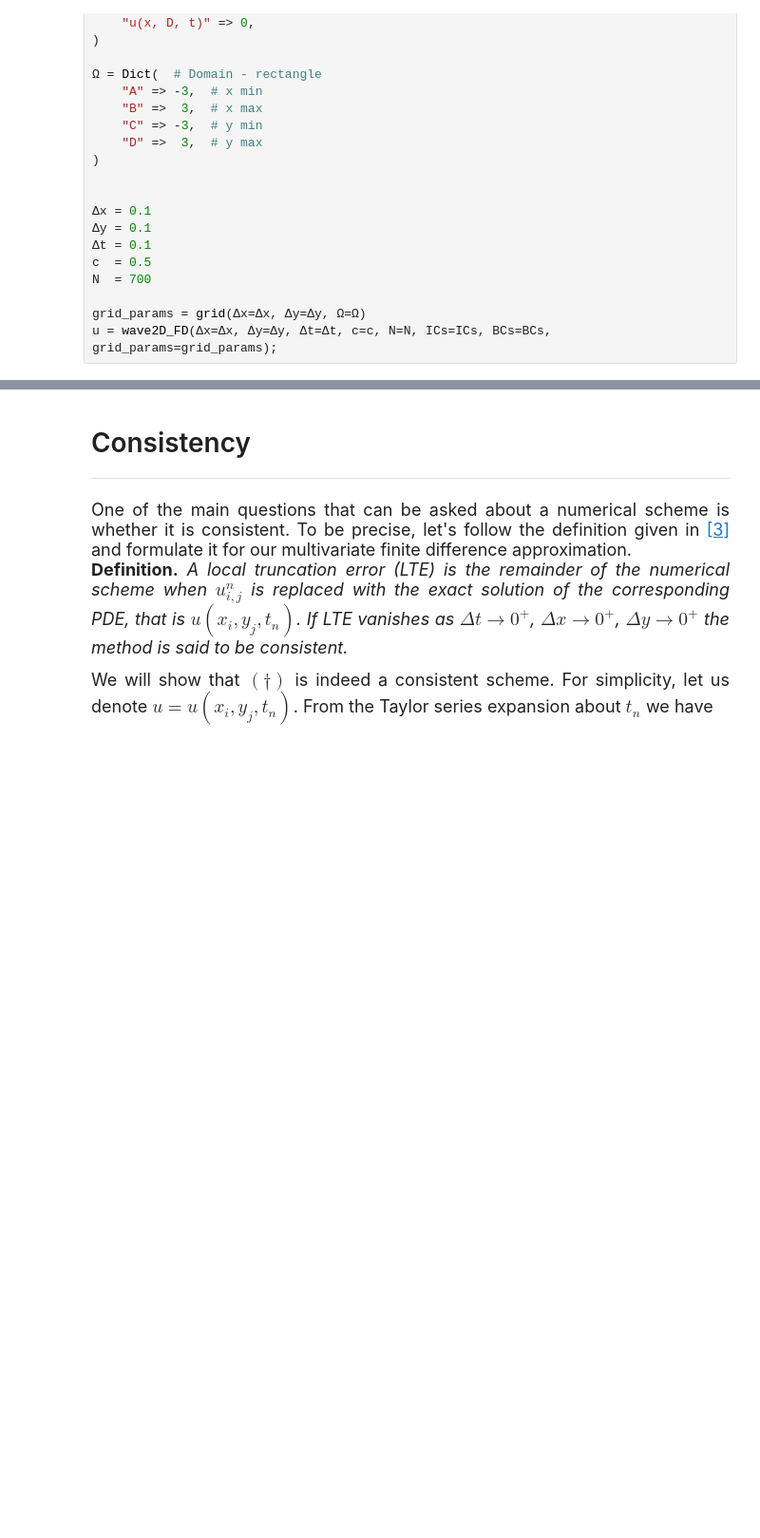
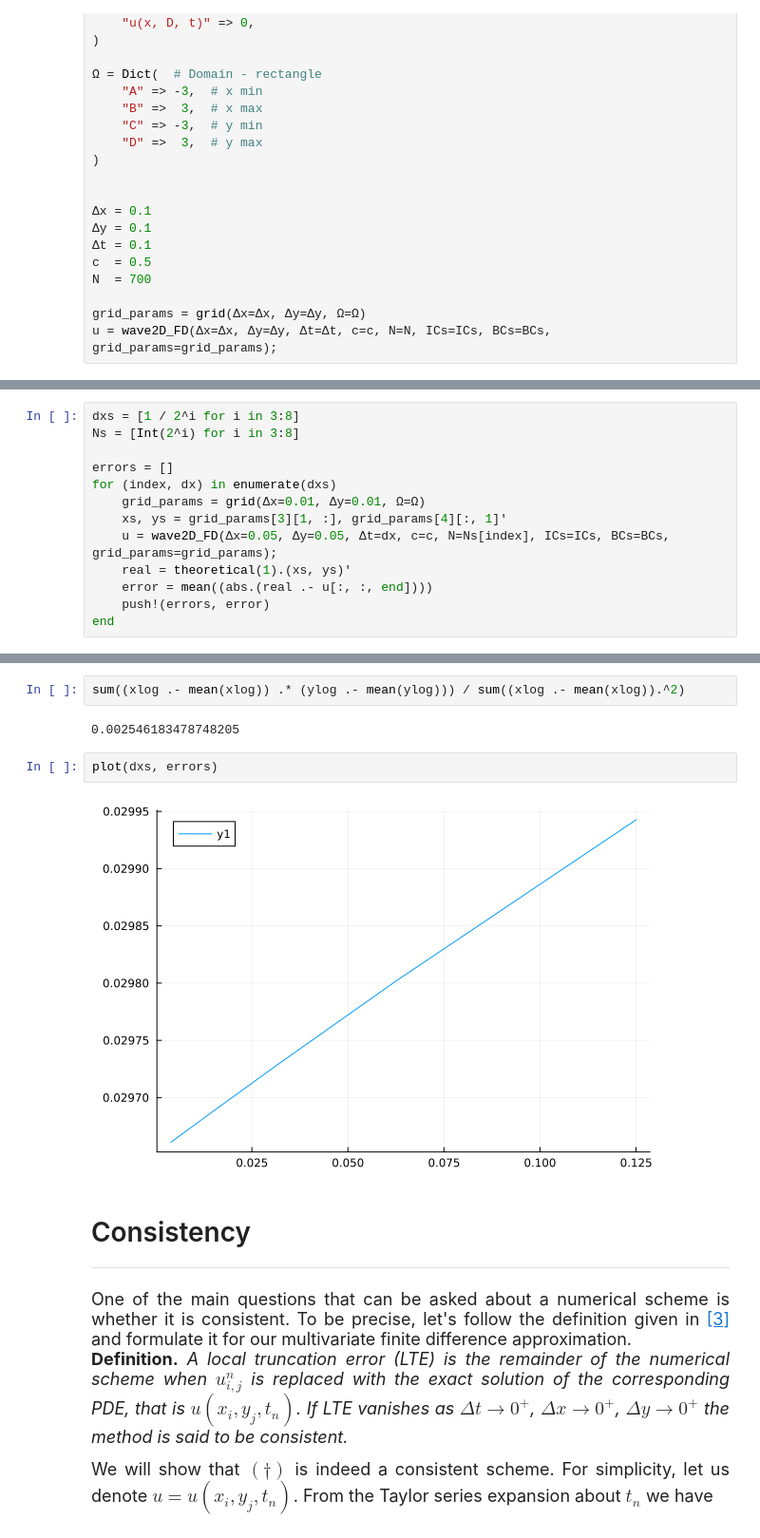
Before and after one commit to MarcinBear/PDE-project, a Jupyter notebook: PDE-project.ipynb, the cells around one changed output, grey strips where cells are left out. Shown at 95% size. Cells and saved outputs as stored; diff of their text form; blank space fills up the shorter version.

```diff
--- a/PDE-project.ipynb
+++ b/PDE-project.ipynb
@@ -563,0 +724,13 @@ gif(an2, "./media/example2.gif", fps = 25);
+# %%
+dxs = [1 / 2^i for i in 3:8]
+Ns = [Int(2^i) for i in 3:8]
+
+errors = []
+for (index, dx) in enumerate(dxs)
+    grid_params = grid(Δx=0.01, Δy=0.01, Ω=Ω)
+    xs, ys = grid_params[3][1, :], grid_params[4][:, 1]'
+    u = wave2D_FD(Δx=0.05, Δy=0.05, Δt=dx, c=c, N=Ns[index], ICs=ICs, BCs=BCs, grid_params=grid_params);
+    real = theoretical(1).(xs, ys)'
+    error = mean((abs.(real .- u[:, :, end])))
+    push!(errors, error)
+end
@@ -564,3 +757,11 @@ gif(an2, "./media/example2.gif", fps = 25);
+# %%
+sum((xlog .- mean(xlog)) .* (ylog .- mean(ylog))) / sum((xlog .- mean(xlog)).^2)
+# %% [output]
+0.002546183478748205
+# %%
+plot(dxs, errors)
+# %% [output]
+[figure, added]
 # %% [markdown]
 <div class="text", style="font-family: 'Times New Roman', Times, serif;
                           font-weight: normal;
```
Also changed, not shown: parts of 20 cells of this notebook.
